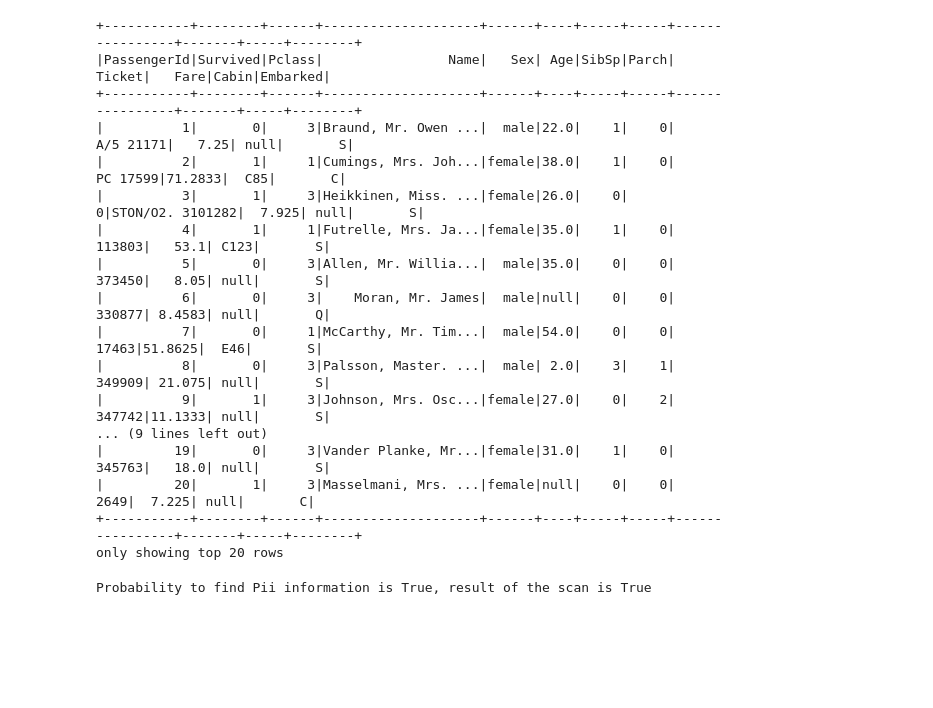
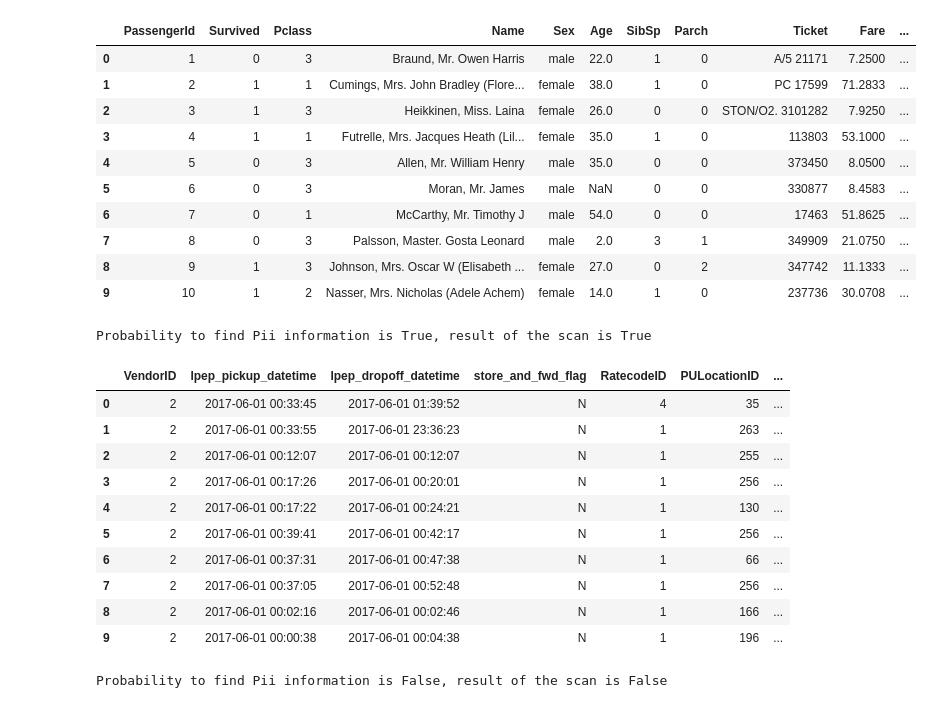
Before and after one commit to markthebault/pii-check-spark, a Jupyter notebook: pii-data-scan.ipynb, the cells around one changed output. Drawn from its saved outputs; the diff is of its cells as text; code cells hidden in the pictures; blank space fills up the shorter version.

```diff
--- a/pii-data-scan.ipynb
+++ b/pii-data-scan.ipynb
@@ -29,22 +32 @@ from pyspark.sql import SparkSession
 spark = SparkSession.builder.appName('PiiCheck').getOrCreate()
-# %%
-df = spark.read.load("train.csv", header="true", inferSchema="true", format="csv")
-df.show()
-# %% [output]
-+-----------+--------+------+--------------------+------+----+-----+-----+----------------+-------+-----+--------+
-|PassengerId|Survived|Pclass|                Name|   Sex| Age|SibSp|Parch|          Ticket|   Fare|Cabin|Embarked|
-+-----------+--------+------+--------------------+------+----+-----+-----+----------------+-------+-----+--------+
-|          1|       0|     3|Braund, Mr. Owen ...|  male|22.0|    1|    0|       A/5 21171|   7.25| null|       S|
-|          2|       1|     1|Cumings, Mrs. Joh...|female|38.0|    1|    0|        PC 17599|71.2833|  C85|       C|
-|          3|       1|     3|Heikkinen, Miss. ...|female|26.0|    0|    0|STON/O2. 3101282|  7.925| null|       S|
-|          4|       1|     1|Futrelle, Mrs. Ja...|female|35.0|    1|    0|          113803|   53.1| C123|       S|
-|          5|       0|     3|Allen, Mr. Willia...|  male|35.0|    0|    0|          373450|   8.05| null|       S|
-|          6|       0|     3|    Moran, Mr. James|  male|null|    0|    0|          330877| 8.4583| null|       Q|
-|          7|       0|     1|McCarthy, Mr. Tim...|  male|54.0|    0|    0|           17463|51.8625|  E46|       S|
-|          8|       0|     3|Palsson, Master. ...|  male| 2.0|    3|    1|          349909| 21.075| null|       S|
-|          9|       1|     3|Johnson, Mrs. Osc...|female|27.0|    0|    2|          347742|11.1333| null|       S|
-... (9 lines left out)
-|         19|       0|     3|Vander Planke, Mr...|female|31.0|    1|    0|          345763|   18.0| null|       S|
-|         20|       1|     3|Masselmani, Mrs. ...|female|null|    0|    0|            2649|  7.225| null|       C|
-+-----------+--------+------+--------------------+------+----+-----+-----+----------------+-------+-----+--------+
-only showing top 20 rows
@@ -124,9 +117,43 @@ def is_pii_data(df):
         .map(lambda text: is_pii_pattern(text))\
         .reduce(lambda val1, val2: val1 or val2)
     return (contain_pii, is_pii)
+# %%
+df = spark.read.load("titanic.csv", header="true", inferSchema="true", format="csv")
+df.toPandas().head(10) #better view in jupyter
+# %% [output]
+|  | PassengerId | Survived | Pclass | Name | Sex | Age | SibSp | Parch | Ticket | Fare | ... |
+| 0 | 1 | 0 | 3 | Braund, Mr. Owen Harris | male | 22.0 | 1 | 0 | A/5 21171 | 7.2500 | ... |
+| 1 | 2 | 1 | 1 | Cumings, Mrs. John Bradley (Flore... | female | 38.0 | 1 | 0 | PC 17599 | 71.2833 | ... |
+| 2 | 3 | 1 | 3 | Heikkinen, Miss. Laina | female | 26.0 | 0 | 0 | STON/O2. 3101282 | 7.9250 | ... |
+| 3 | 4 | 1 | 1 | Futrelle, Mrs. Jacques Heath (Lil... | female | 35.0 | 1 | 0 | 113803 | 53.1000 | ... |
+| 4 | 5 | 0 | 3 | Allen, Mr. William Henry | male | 35.0 | 0 | 0 | 373450 | 8.0500 | ... |
+| 5 | 6 | 0 | 3 | Moran, Mr. James | male | NaN | 0 | 0 | 330877 | 8.4583 | ... |
+| 6 | 7 | 0 | 1 | McCarthy, Mr. Timothy J | male | 54.0 | 0 | 0 | 17463 | 51.8625 | ... |
+| 7 | 8 | 0 | 3 | Palsson, Master. Gosta Leonard | male | 2.0 | 3 | 1 | 349909 | 21.0750 | ... |
+| 8 | 9 | 1 | 3 | Johnson, Mrs. Oscar W (Elisabeth ... | female | 27.0 | 0 | 2 | 347742 | 11.1333 | ... |
+| 9 | 10 | 1 | 2 | Nasser, Mrs. Nicholas (Adele Achem) | female | 14.0 | 1 | 0 | 237736 | 30.0708 | ... |
 # %%
 pii_check = is_pii_data(df)
 # %%
 print("Probability to find Pii information is %s, result of the scan is %s" % pii_check)
 # %% [output]
 Probability to find Pii information is True, result of the scan is True
+# %%
+df2 = spark.read.load("taxi-nyc.csv", header="true", inferSchema="true", format="csv")
+df2.toPandas().head(10) #better view in jupyter
+# %% [output]
+|  | VendorID | lpep_pickup_datetime | lpep_dropoff_datetime | store_and_fwd_flag | RatecodeID | PULocationID | ... |
+| 0 | 2 | 2017-06-01 00:33:45 | 2017-06-01 01:39:52 | N | 4 | 35 | ... |
+| 1 | 2 | 2017-06-01 00:33:55 | 2017-06-01 23:36:23 | N | 1 | 263 | ... |
+| 2 | 2 | 2017-06-01 00:12:07 | 2017-06-01 00:12:07 | N | 1 | 255 | ... |
+| 3 | 2 | 2017-06-01 00:17:26 | 2017-06-01 00:20:01 | N | 1 | 256 | ... |
+| 4 | 2 | 2017-06-01 00:17:22 | 2017-06-01 00:24:21 | N | 1 | 130 | ... |
+| 5 | 2 | 2017-06-01 00:39:41 | 2017-06-01 00:42:17 | N | 1 | 256 | ... |
+| 6 | 2 | 2017-06-01 00:37:31 | 2017-06-01 00:47:38 | N | 1 | 66 | ... |
+| 7 | 2 | 2017-06-01 00:37:05 | 2017-06-01 00:52:48 | N | 1 | 256 | ... |
+| 8 | 2 | 2017-06-01 00:02:16 | 2017-06-01 00:02:46 | N | 1 | 166 | ... |
+| 9 | 2 | 2017-06-01 00:00:38 | 2017-06-01 00:04:38 | N | 1 | 196 | ... |
+# %%
+print("Probability to find Pii information is %s, result of the scan is %s" % is_pii_data(df2))
+# %% [output]
+Probability to find Pii information is False, result of the scan is False
```
Also changed, not shown: parts of 9 cells of this notebook.
